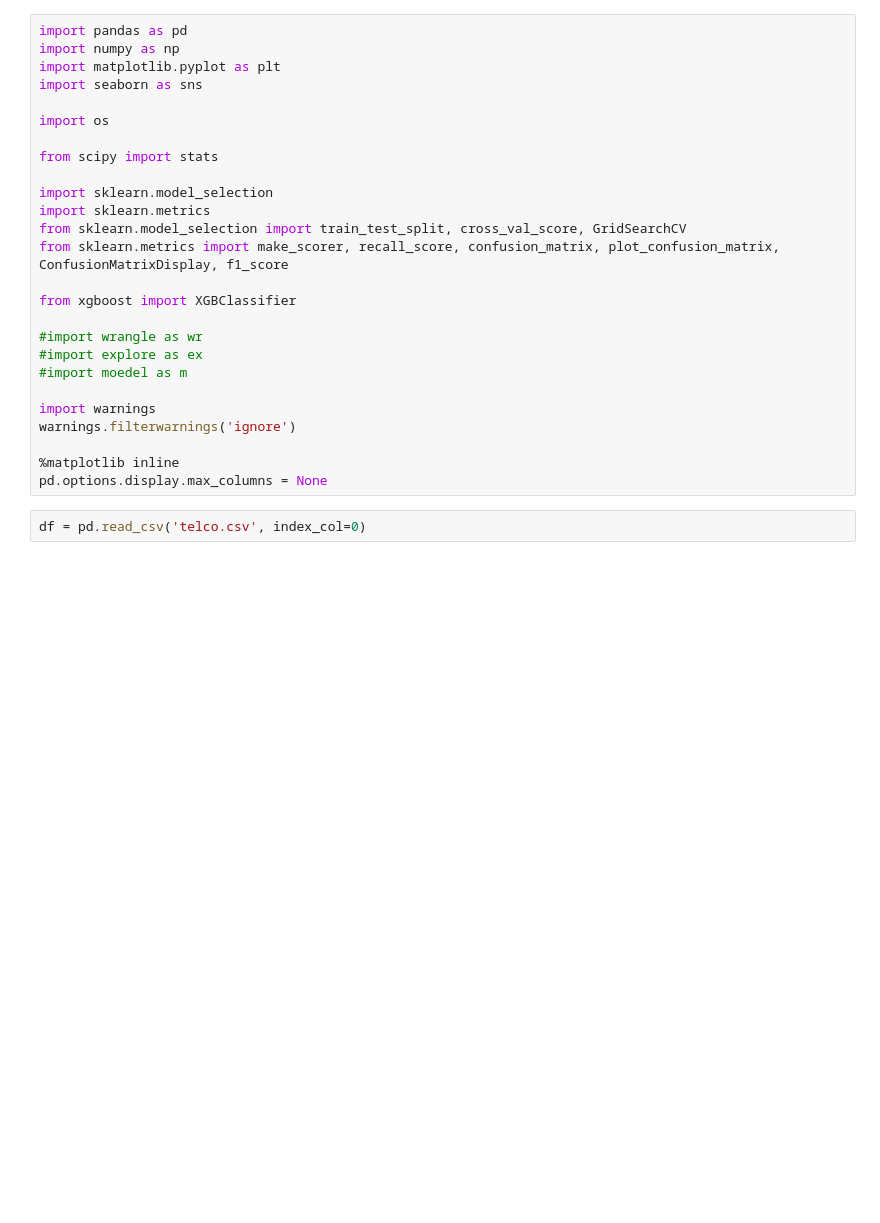
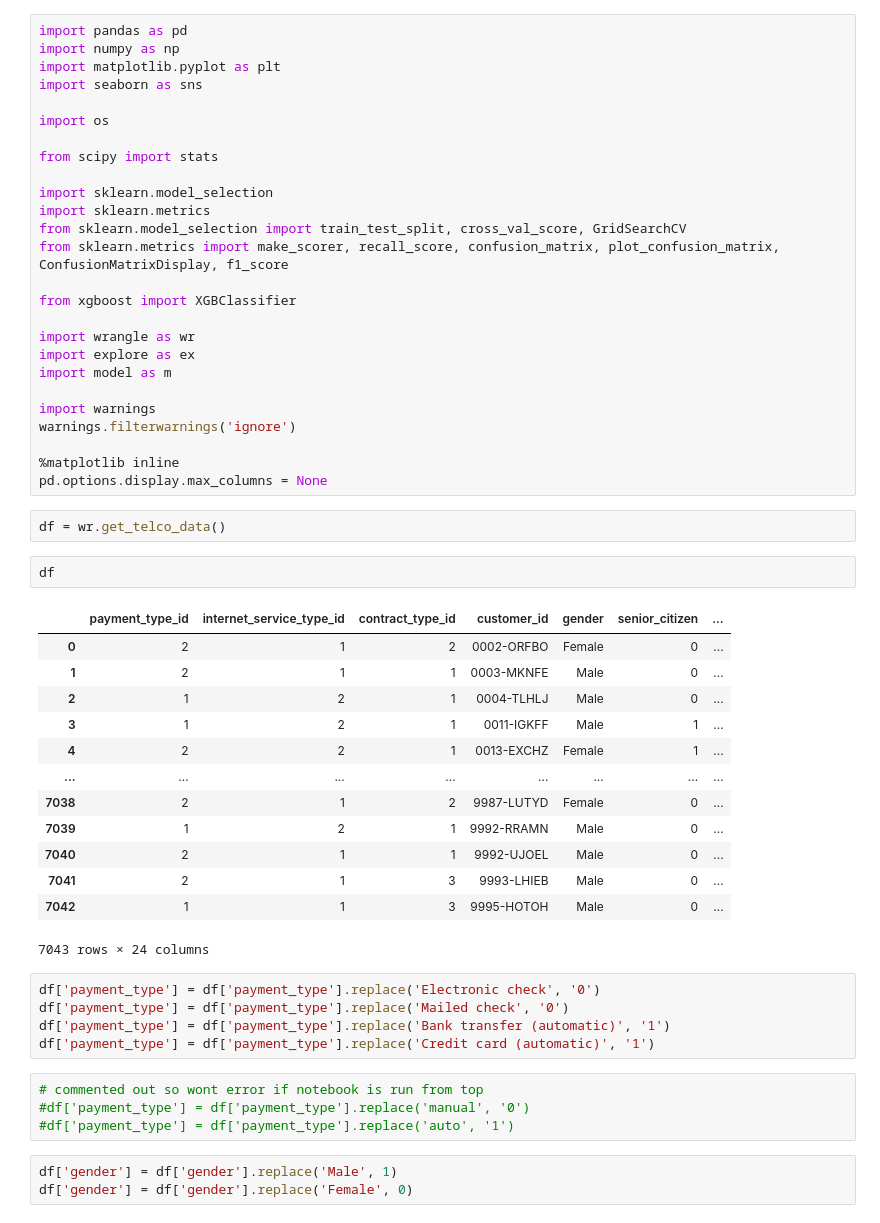
Before and after one commit to shawn-brown12/telco_remixed, a Jupyter notebook: workbook1.ipynb, the cells around one changed output. Drawn from its saved outputs; the diff is of its cells as text; blank space fills up the shorter version.

```diff
--- a/workbook1.ipynb
+++ b/workbook1.ipynb
@@ -15,14 +15,42 @@ from sklearn.metrics import make_scorer, recall_score, confusion_matrix, plot_co
 
 from xgboost import XGBClassifier
 
-#import wrangle as wr
-#import explore as ex
-#import moedel as m
+import wrangle as wr
+import explore as ex
+import model as m
 
 import warnings
 warnings.filterwarnings('ignore')
 
 %matplotlib inline
 pd.options.display.max_columns = None
-# %%
-df = pd.read_csv('telco.csv', index_col=0)
+# %%
+df = wr.get_telco_data()
+# %%
+df
+# %% [output]
+|  | payment_type_id | internet_service_type_id | contract_type_id | customer_id | gender | senior_citizen | ... |
+| 0 | 2 | 1 | 2 | 0002-ORFBO | Female | 0 | ... |
+| 1 | 2 | 1 | 1 | 0003-MKNFE | Male | 0 | ... |
+| 2 | 1 | 2 | 1 | 0004-TLHLJ | Male | 0 | ... |
+| 3 | 1 | 2 | 1 | 0011-IGKFF | Male | 1 | ... |
+| 4 | 2 | 2 | 1 | 0013-EXCHZ | Female | 1 | ... |
+| ... | ... | ... | ... | ... | ... | ... | ... |
+| 7038 | 2 | 1 | 2 | 9987-LUTYD | Female | 0 | ... |
+| 7039 | 1 | 2 | 1 | 9992-RRAMN | Male | 0 | ... |
+| 7040 | 2 | 1 | 1 | 9992-UJOEL | Male | 0 | ... |
+| 7041 | 2 | 1 | 3 | 9993-LHIEB | Male | 0 | ... |
+| 7042 | 1 | 1 | 3 | 9995-HOTOH | Male | 0 | ... |
+7043 rows × 24 columns
+# %%
+df['payment_type'] = df['payment_type'].replace('Electronic check', '0')
+df['payment_type'] = df['payment_type'].replace('Mailed check', '0')
+df['payment_type'] = df['payment_type'].replace('Bank transfer (automatic)', '1')
+df['payment_type'] = df['payment_type'].replace('Credit card (automatic)', '1')
+# %%
+# commented out so wont error if notebook is run from top
+#df['payment_type'] = df['payment_type'].replace('manual', '0')
+#df['payment_type'] = df['payment_type'].replace('auto', '1')
+# %%
+df['gender'] = df['gender'].replace('Male', 1)
+df['gender'] = df['gender'].replace('Female', 0)
```
Also changed, not shown: parts of 18 cells of this notebook, 3 other files.
